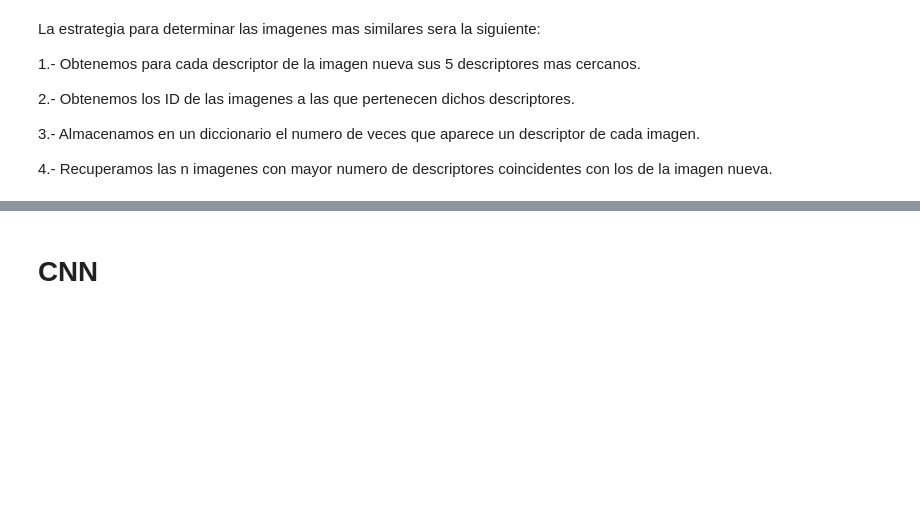
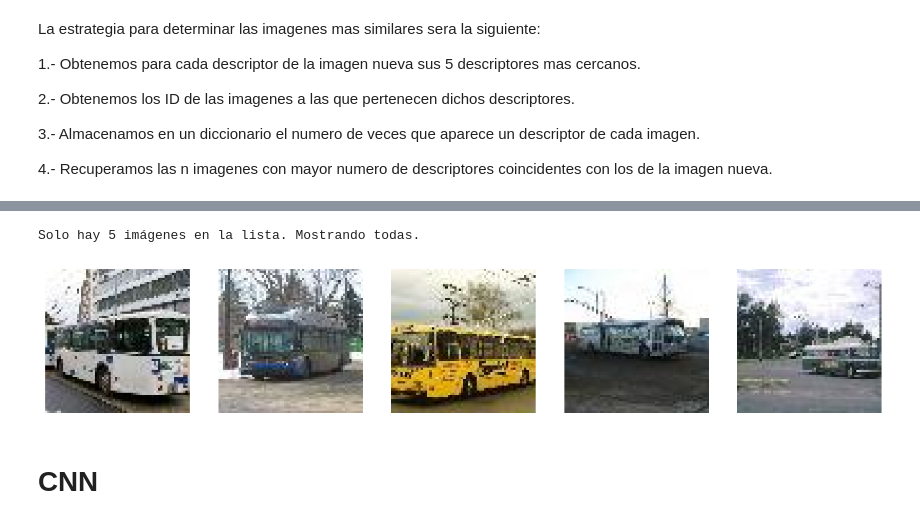
Before and after one commit to MrGG14/CBIR, a Jupyter notebook: CBIR.ipynb, the cells around one changed output, grey strips where cells are left out. Drawn from its saved outputs; the diff is of its cells as text; code cells hidden in the pictures; blank space fills up the shorter version.

```diff
--- a/CBIR.ipynb
+++ b/CBIR.ipynb
@@ -92,8 +88,15 @@ La estrategia para determinar las imagenes mas similares sera la siguiente:
 
 4.- Recuperamos las n imagenes con mayor numero de descriptores coincidentes con los de la imagen nueva.
 # %%
+from sklearn.neighbors import NearestNeighbors
+knn = NearestNeighbors(n_neighbors=5, algorithm='auto', metric='euclidean')
+
+descriptors_train = descriptors[:, 1:]
+knn.fit(descriptors_train)
+
 counts = {}
-new_img = cv2.cvtColor(cv2.imread('n04487081_3.JPEG'), cv2.COLOR_BGR2GRAY)
+
+new_img = cv2.cvtColor(cv2.imread('n04487081_16.JPEG'), cv2.COLOR_BGR2GRAY)
 _ , descriptor = sift.detectAndCompute(new_img, mask=None)
 descriptors_arr = np.array(descriptor)
 for descriptor_i in descriptor:
@@ -119,3 +128,38 @@ Solo hay 5 imágenes en la lista. Mostrando todas.
+# %%
+from sklearn.neighbors import NearestNeighbors
+n_imgs = 100
+knn = NearestNeighbors(n_neighbors=n_imgs, algorithm='auto', metric='euclidean')
+
+descriptors_train = descriptors[:, 1:]
+knn.fit(descriptors_train)
+
+counts = {}
+
+new_img = cv2.cvtColor(cv2.imread('n04487081_16.JPEG'), cv2.COLOR_BGR2GRAY)
+_ , descriptor = sift.detectAndCompute(new_img, mask=None)
+descriptors_arr = np.array(descriptor)
+for descriptor_i in descriptor:
+  descriptor_i = descriptor_i.reshape(1, -1)
+  distance, indice = knn.kneighbors(descriptor_i, n_neighbors=n_imgs)
+
+  idx_dist = list(zip(indice[0], distance[0]))
+
+  for tupl in idx_dist:
+    id = str(descriptors[tupl[0],0])
+    if id in counts:
+      counts[id] += [tupl[1]]
+    else:
+      counts[id] = [tupl[1]]
+# %%
+from statistics import mean
+avg_distances = {clave: mean(valores) for clave, valores in counts.items()}
+im1 = cv2.imread('n04487081_16.JPEG')
+im1 = cv2.cvtColor(im1, cv2.COLOR_BGR2RGB)
+sorted_indexes = get_n_similar(5)
+display_n_similar(sorted_indexes, 8)
+# %% [output]
+Solo hay 5 imágenes en la lista. Mostrando todas.
+[figure, added]
 # %% [markdown]
 # CNN
 # %%
```
Also changed, not shown: parts of 8 cells of this notebook.
